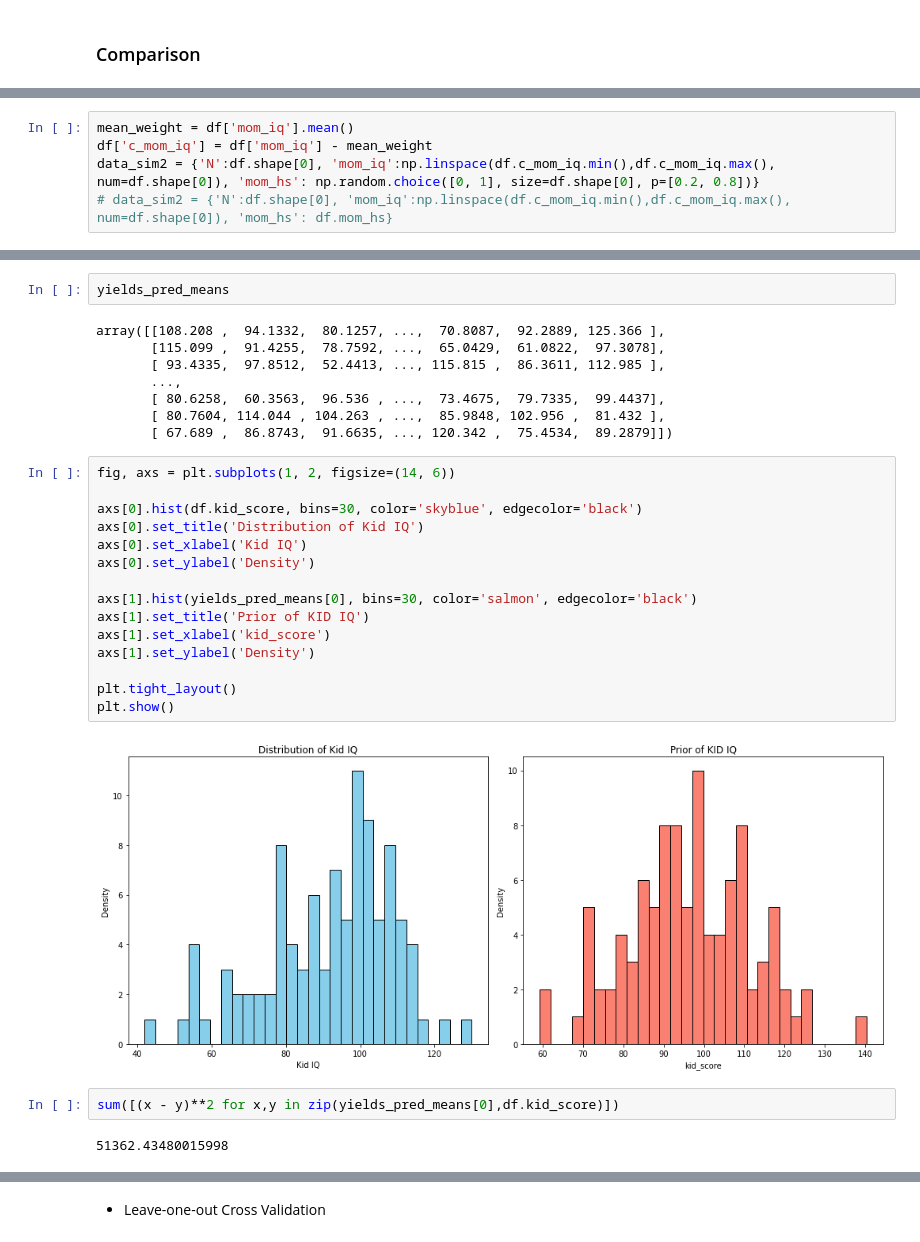
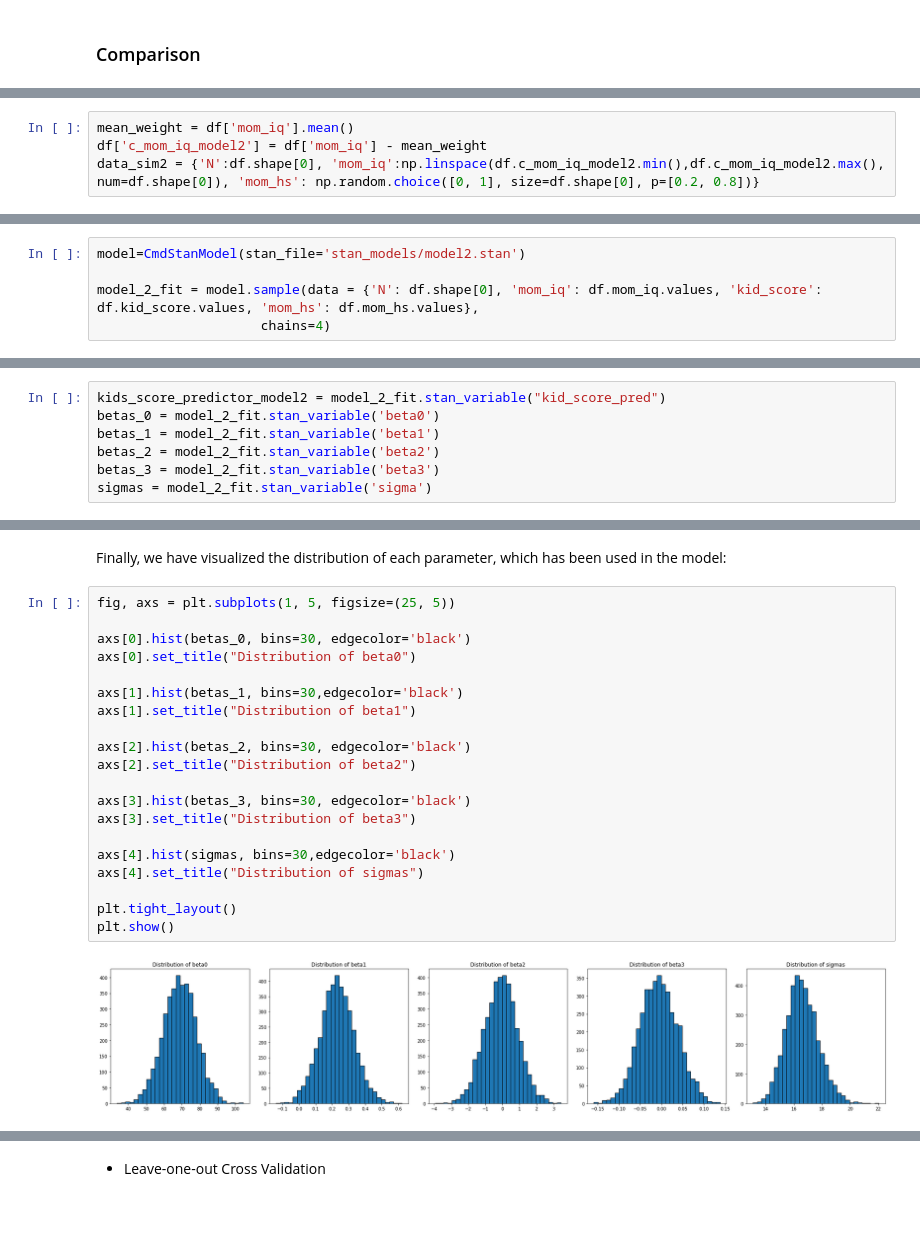
Before and after one commit to Sylwiam12/kidiq, a Jupyter notebook: kid_iq_FULL.ipynb, the cells around one changed output, grey strips where cells are left out. Cells and saved outputs as stored; diff of their text form; blank space fills up the shorter version.

Commit message:
update: model 2 and model comparision

```diff
--- a/kid_iq_FULL.ipynb
+++ b/kid_iq_FULL.ipynb
@@ -403,5 +462,4 @@ plt.show()
 # %%
 mean_weight = df['mom_iq'].mean()
-df['c_mom_iq'] = df['mom_iq'] - mean_weight
-data_sim2 = {'N':df.shape[0], 'mom_iq':np.linspace(df.c_mom_iq.min(),df.c_mom_iq.max(), num=df.shape[0]), 'mom_hs': np.random.choice([0, 1], size=df.shape[0], p=[0.2, 0.8])}
-# data_sim2 = {'N':df.shape[0], 'mom_iq':np.linspace(df.c_mom_iq.min(),df.c_mom_iq.max(), num=df.shape[0]), 'mom_hs': df.mom_hs}
+df['c_mom_iq_model2'] = df['mom_iq'] - mean_weight
+data_sim2 = {'N':df.shape[0], 'mom_iq':np.linspace(df.c_mom_iq_model2.min(),df.c_mom_iq_model2.max(), num=df.shape[0]), 'mom_hs': np.random.choice([0, 1], size=df.shape[0], p=[0.2, 0.8])}
@@ -456,0 +594,5 @@ plt.legend()
+# %%
+model=CmdStanModel(stan_file='stan_models/model2.stan')
+
+model_2_fit = model.sample(data = {'N': df.shape[0], 'mom_iq': df.mom_iq.values, 'kid_score': df.kid_score.values, 'mom_hs': df.mom_hs.values},
+                     chains=4)
@@ -456,0 +620,7 @@ plt.legend()
+# %%
+kids_score_predictor_model2 = model_2_fit.stan_variable("kid_score_pred")
+betas_0 = model_2_fit.stan_variable('beta0')
+betas_1 = model_2_fit.stan_variable('beta1')
+betas_2 = model_2_fit.stan_variable('beta2')
+betas_3 = model_2_fit.stan_variable('beta3')
+sigmas = model_2_fit.stan_variable('sigma')
@@ -520,31 +665,24 @@ plt.legend()
-# %%
-yields_pred_means
-# %% [output]
-array([[108.208 ,  94.1332,  80.1257, ...,  70.8087,  92.2889, 125.366 ],
-       [115.099 ,  91.4255,  78.7592, ...,  65.0429,  61.0822,  97.3078],
-       [ 93.4335,  97.8512,  52.4413, ..., 115.815 ,  86.3611, 112.985 ],
-       ...,
-       [ 80.6258,  60.3563,  96.536 , ...,  73.4675,  79.7335,  99.4437],
-       [ 80.7604, 114.044 , 104.263 , ...,  85.9848, 102.956 ,  81.432 ],
-       [ 67.689 ,  86.8743,  91.6635, ..., 120.342 ,  75.4534,  89.2879]])
+# %% [markdown]
+Finally, we have visualized the distribution of each parameter, which has been used in the model:
 # %%
-fig, axs = plt.subplots(1, 2, figsize=(14, 6))
+fig, axs = plt.subplots(1, 5, figsize=(25, 5))
 
-axs[0].hist(df.kid_score, bins=30, color='skyblue', edgecolor='black')
-axs[0].set_title('Distribution of Kid IQ')
-axs[0].set_xlabel('Kid IQ')
-axs[0].set_ylabel('Density')
+axs[0].hist(betas_0, bins=30, edgecolor='black')
+axs[0].set_title("Distribution of beta0")
 
-axs[1].hist(yields_pred_means[0], bins=30, color='salmon', edgecolor='black')
-axs[1].set_title('Prior of KID IQ')
-axs[1].set_xlabel('kid_score')
-axs[1].set_ylabel('Density')
+axs[1].hist(betas_1, bins=30,edgecolor='black')
+axs[1].set_title("Distribution of beta1")
+
+axs[2].hist(betas_2, bins=30, edgecolor='black')
+axs[2].set_title("Distribution of beta2")
+
+axs[3].hist(betas_3, bins=30, edgecolor='black')
+axs[3].set_title("Distribution of beta3")
+
+axs[4].hist(sigmas, bins=30,edgecolor='black')
+axs[4].set_title("Distribution of sigmas")
 
 plt.tight_layout()
 plt.show()
 # %% [output]
-[figure, old version]
+[figure, new version]
-# %%
-sum([(x - y)**2 for x,y in zip(yields_pred_means[0],df.kid_score)])
-# %% [output]
-51362.43480015998
```
Also changed, not shown: parts of 56 cells of this notebook.
